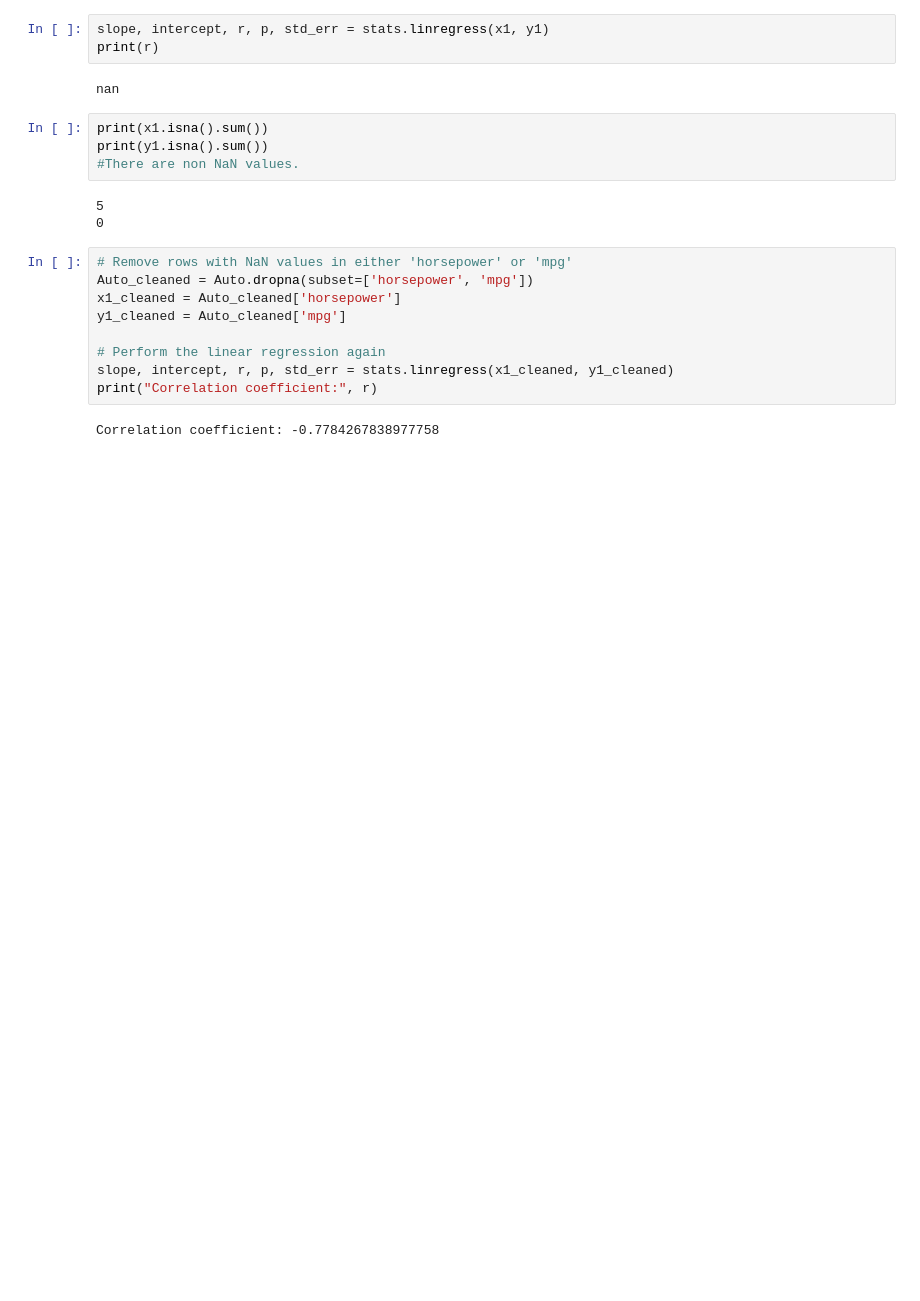
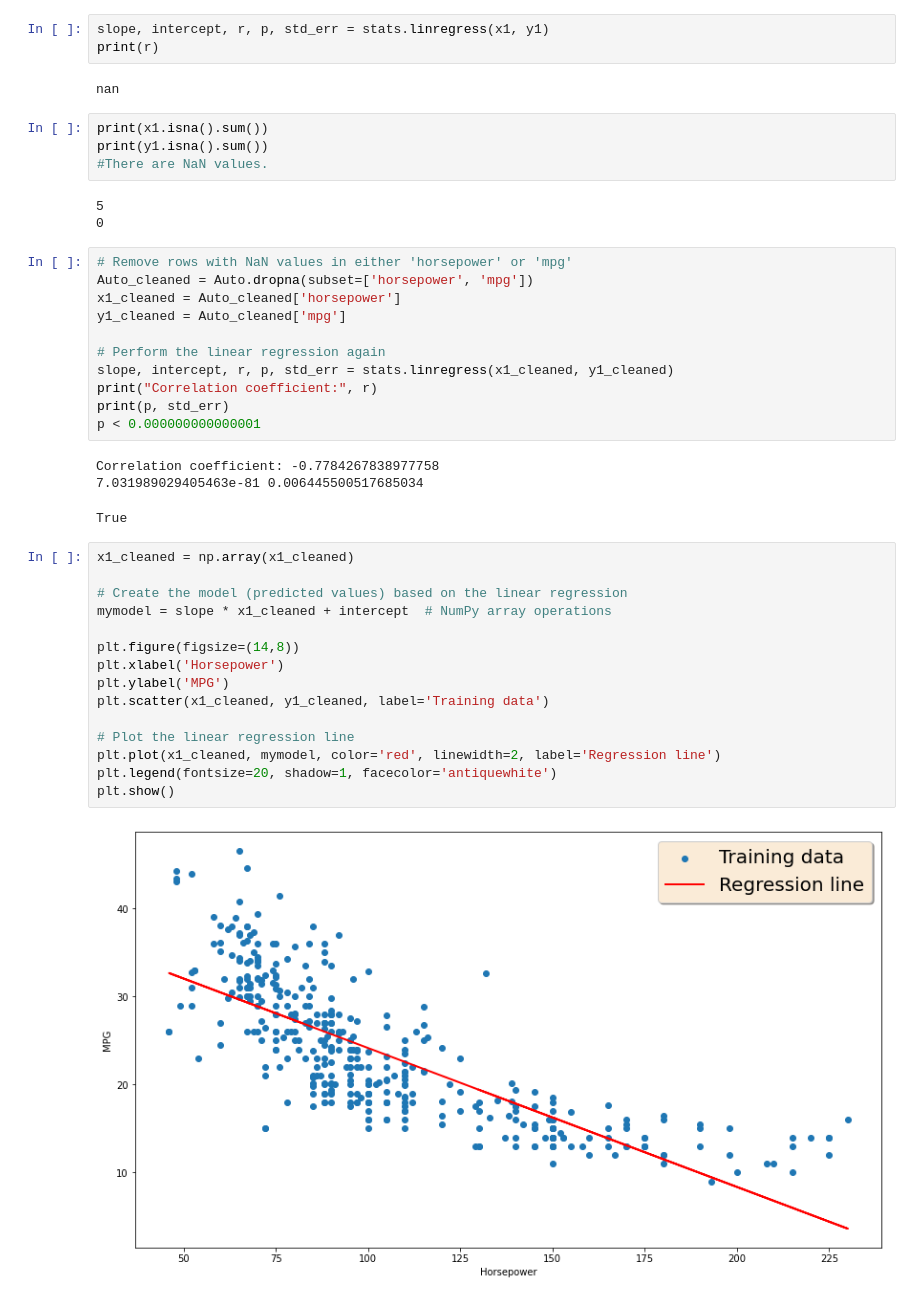
Before and after one commit to nectifurkn455/machine_learning, a Jupyter notebook: ISLP/Exercises/chapter3exercises.ipynb, the cells around one changed output. Drawn from its saved outputs; the diff is of its cells as text; blank space fills up the shorter version.

```diff
--- a/ISLP/Exercises/chapter3exercises.ipynb
+++ b/ISLP/Exercises/chapter3exercises.ipynb
@@ -62,7 +64,7 @@ nan
 # %%
 print(x1.isna().sum())
 print(y1.isna().sum())
-#There are non NaN values.
+#There are NaN values.
 # %% [output]
 5
 0
@@ -75,5 +77,26 @@ y1_cleaned = Auto_cleaned['mpg']
 # Perform the linear regression again
 slope, intercept, r, p, std_err = stats.linregress(x1_cleaned, y1_cleaned)
 print("Correlation coefficient:", r)
+print(p, std_err)
+p < 0.000000000000001
 # %% [output]
 Correlation coefficient: -0.7784267838977758
+7.031989029405463e-81 0.006445500517685034
+True
+# %%
+x1_cleaned = np.array(x1_cleaned)
+
+# Create the model (predicted values) based on the linear regression
+mymodel = slope * x1_cleaned + intercept  # NumPy array operations
+
+plt.figure(figsize=(14,8))
+plt.xlabel('Horsepower')
+plt.ylabel('MPG')
+plt.scatter(x1_cleaned, y1_cleaned, label='Training data')
+
+# Plot the linear regression line
+plt.plot(x1_cleaned, mymodel, color='red', linewidth=2, label='Regression line')
+plt.legend(fontsize=20, shadow=1, facecolor='antiquewhite')
+plt.show()
+# %% [output]
+[figure, added]
```
Also changed, not shown: parts of 4 cells of this notebook.
